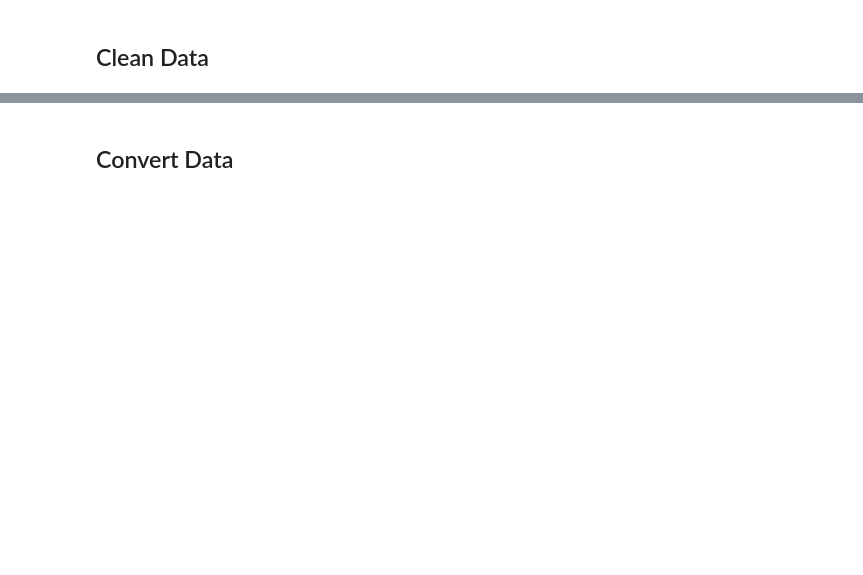
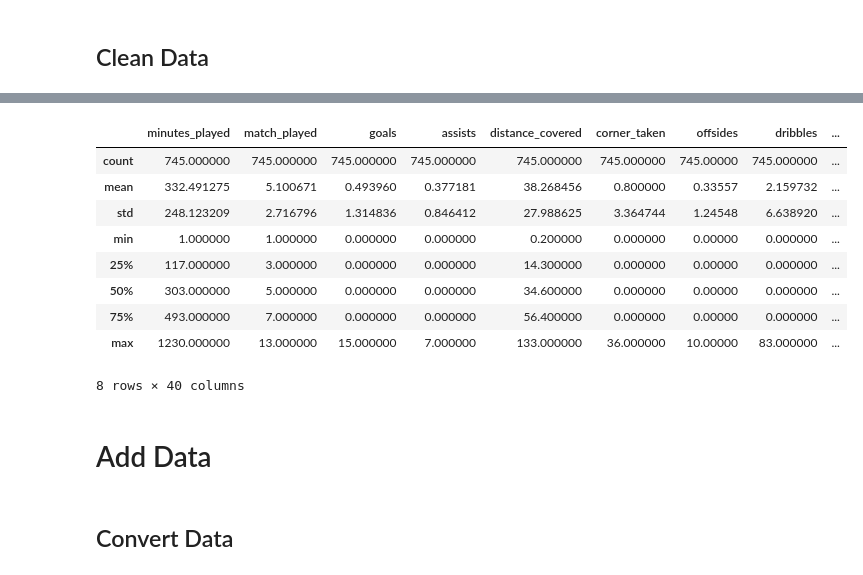
Before and after one commit to sulemanbasit/UCL21-22_MVP, a Jupyter notebook: clean_n_convert.ipynb, the cells around one changed output, grey strips where cells are left out. Cells and saved outputs as stored; diff of their text form; code cells hidden in the pictures; blank space fills up the shorter version.

```diff
--- a/clean_n_convert.ipynb
+++ b/clean_n_convert.ipynb
@@ -22,2 +62,18 @@ player_data.head()
+# %%
+clean_filled_player_data = clean_player_data.fillna(0)
+clean_filled_player_data.describe()
+# %% [output]
+|  | minutes_played | match_played | goals | assists | distance_covered | corner_taken | offsides | dribbles | ... |
+| count | 745.000000 | 745.000000 | 745.000000 | 745.000000 | 745.000000 | 745.000000 | 745.00000 | 745.000000 | ... |
+| mean | 332.491275 | 5.100671 | 0.493960 | 0.377181 | 38.268456 | 0.800000 | 0.33557 | 2.159732 | ... |
+| std | 248.123209 | 2.716796 | 1.314836 | 0.846412 | 27.988625 | 3.364744 | 1.24548 | 6.638920 | ... |
+| min | 1.000000 | 1.000000 | 0.000000 | 0.000000 | 0.200000 | 0.000000 | 0.00000 | 0.000000 | ... |
+| 25% | 117.000000 | 3.000000 | 0.000000 | 0.000000 | 14.300000 | 0.000000 | 0.00000 | 0.000000 | ... |
+| 50% | 303.000000 | 5.000000 | 0.000000 | 0.000000 | 34.600000 | 0.000000 | 0.00000 | 0.000000 | ... |
+| 75% | 493.000000 | 7.000000 | 0.000000 | 0.000000 | 56.400000 | 0.000000 | 0.00000 | 0.000000 | ... |
+| max | 1230.000000 | 13.000000 | 15.000000 | 7.000000 | 133.000000 | 36.000000 | 10.00000 | 83.000000 | ... |
+8 rows × 40 columns
+# %% [markdown]
+# Add Data
 # %% [markdown]
 ## Convert Data
```
Also changed, not shown: parts of 5 cells of this notebook.
